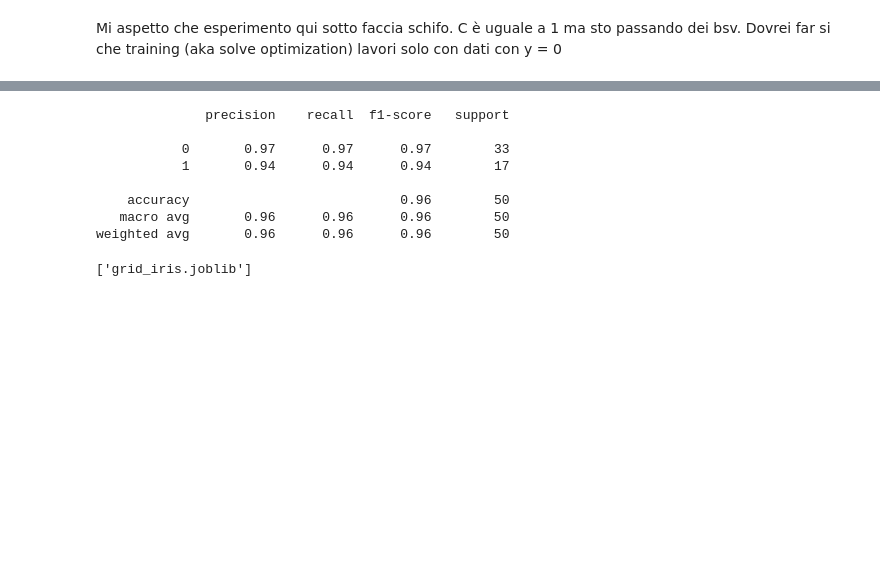
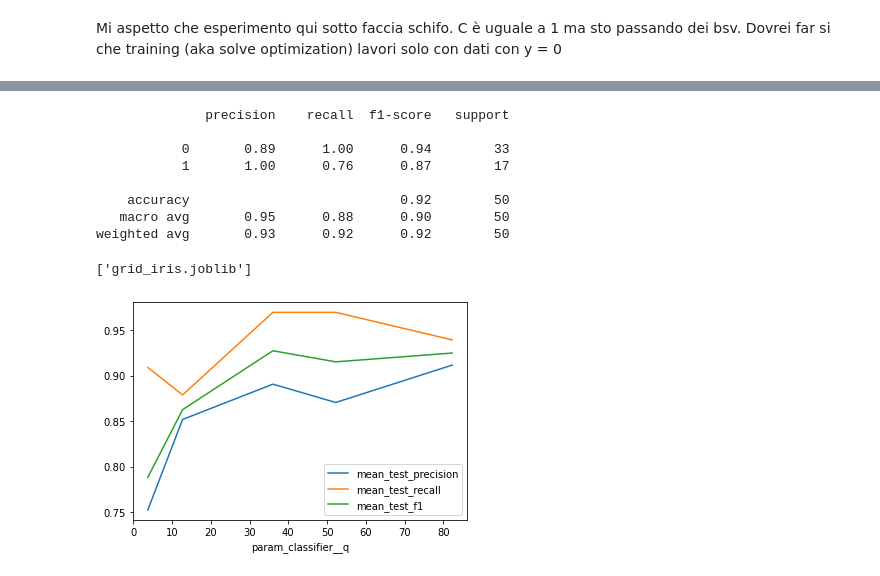
Before and after one commit to MaxFrax/FederatedLearningOutlierDetection, a Jupyter notebook: jupyter/TestIRIS.ipynb, the cells around one changed output, grey strips where cells are left out. Drawn from its saved outputs; the diff is of its cells as text; code cells hidden in the pictures; blank space fills up the shorter version.

```diff
--- a/jupyter/TestIRIS.ipynb
+++ b/jupyter/TestIRIS.ipynb
@@ -107,14 +123,15 @@ pipe = Pipeline([
 # %%
 params = {
     #'scaler': [StandardScaler(), MaxAbsScaler(), RobustScaler(), QuantileTransformer()],
-    'reduce_dim__n_components': range(iris.data.shape[1]),
+    'reduce_dim__n_components': range(iris.data.shape[1])[1:],
     'classifier__n_iter': [10],
-    'classifier__penalization': [10, 100, 200],
-    'classifier__q': [1/max_dist, 1, 10, 100, 1000]
+    'classifier__penalization': np.random.uniform(1/max_dist, 100, 3),
+    'classifier__q': np.random.uniform(1/max_dist, 100, 5)
 }
 
+scoring = ['precision', 'recall', 'f1']
 cv = StratifiedKFold(n_splits=3, shuffle=True)
-search = GridSearchCV(pipe, params, n_jobs=-1, cv=cv, refit=True, verbose=5, return_train_score=True)
+search = GridSearchCV(pipe, params, n_jobs=-1, cv=cv, refit='f1', verbose=5, return_train_score=True, scoring=scoring)
 # %%
 search.fit(X_train, y_train)
 # %% [output]
@@ -173,0 +164,5 @@ search.cv_results_
+# %%
+import pandas as pd
+
+cv_res = pd.DataFrame(search.cv_results_)
+cv_res
@@ -192,13 +206,26 @@ print(classification_report(y_test, search.predict(X_test)))
 # %% [output]
               precision    recall  f1-score   support
 
-           0       0.97      0.97      0.97        33
-           1       0.94      0.94      0.94        17
+           0       0.89      1.00      0.94        33
+           1       1.00      0.76      0.87        17
 
-    accuracy                           0.96        50
-   macro avg       0.96      0.96      0.96        50
-weighted avg       0.96      0.96      0.96        50
+    accuracy                           0.92        50
+   macro avg       0.95      0.88      0.90        50
+weighted avg       0.93      0.92      0.92        50
 # %%
 dump(clf, 'grid_iris.joblib')
 # %% [output]
 ['grid_iris.joblib']
+# %%
+columns = [col for col in cv_res.columns if 'mean' in col and 'test' in col]
+columns.append('param_classifier__q')
+columns.append('param_reduce_dim__n_components')
+# %%
+cv_res_fil = cv_res[cv_res['param_classifier__penalization'] == search.best_params_['classifier__penalization']][columns]
+cv_res_fil = cv_res_fil[cv_res_fil['param_reduce_dim__n_components'] == search.best_params_['reduce_dim__n_components']]
+cv_res_fil= cv_res_fil.drop('param_reduce_dim__n_components', axis=1)
+# %%
+cv_res_fil.sort_values('param_classifier__q', axis=0).plot(x='param_classifier__q')
+plt.show()
+# %% [output]
+[figure, added]
```
Also changed, not shown: parts of 12 cells of this notebook.
